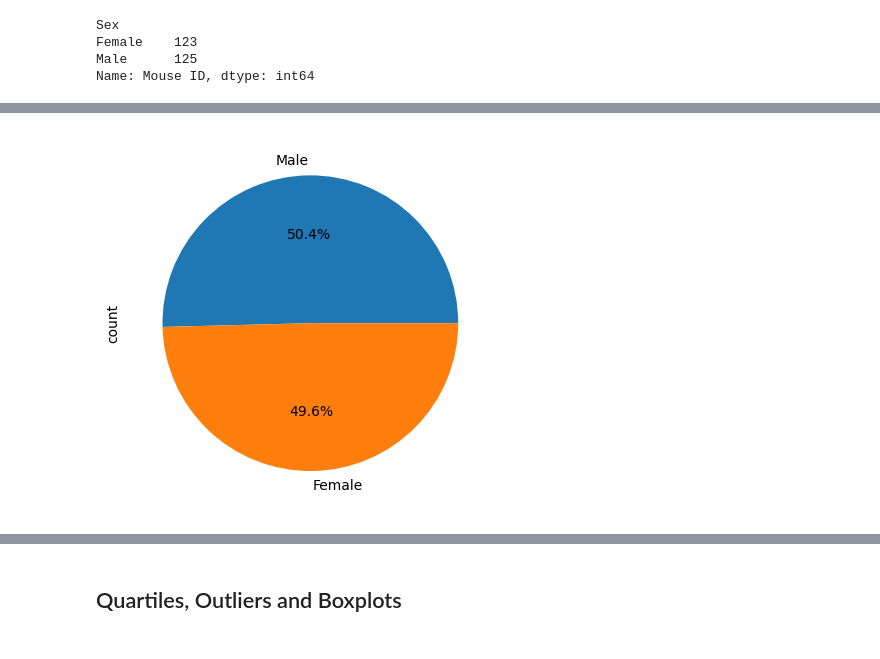
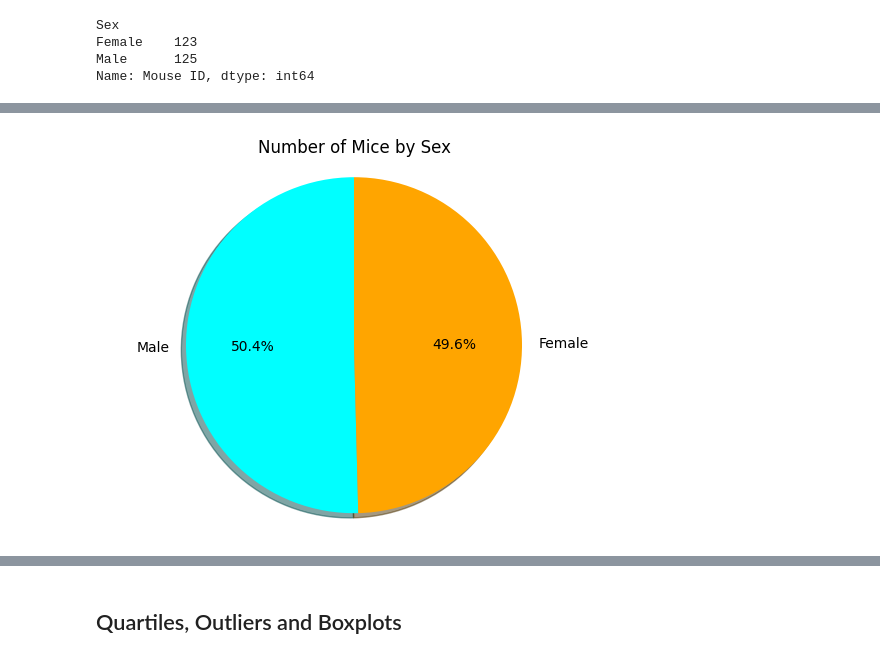
Before and after one commit to arkhanks/Pymaceuticals_Challenge_5, a Jupyter notebook: pymaceuticals_code.ipynb, the cells around one changed output, grey strips where cells are left out. Drawn from its saved outputs; the diff is of its cells as text; code cells hidden in the pictures.

```diff
--- a/pymaceuticals_code.ipynb
+++ b/pymaceuticals_code.ipynb
@@ -298,11 +337,27 @@ Name: Mouse ID, dtype: int64
 # %%
-# Generate a pie chart, using Pandas, showing the distribution of unique female versus male mice used in the study
+# Generate a pie chart, using pyplot, showing the distribution of unique female versus male mice used in the study
+
 
 # Get the unique mice with their gender
 
+unique_mice_gender = clean_study_info_df.groupby('Sex')['Mouse ID'].nunique()
+
+# Make the pie chart
+
+sex = ['Male', 'Female']
+
+number_of_mice = [125, 123]
+
+colors = ['aqua', 'orange']
 
 
-# Make the pie chart
-unique_mice_gender
+plt.title('Number of Mice by Sex')
+
+plt.pie(number_of_mice, labels=sex, colors=colors,
+        autopct="%1.1f%%", shadow = True, startangle = 90)
+
+plt.axis("equal")
+
+plt.show()
 # %% [output]
-[figure, old version]
+[figure, new version]
```
Also changed, not shown: parts of 3 cells of this notebook.
